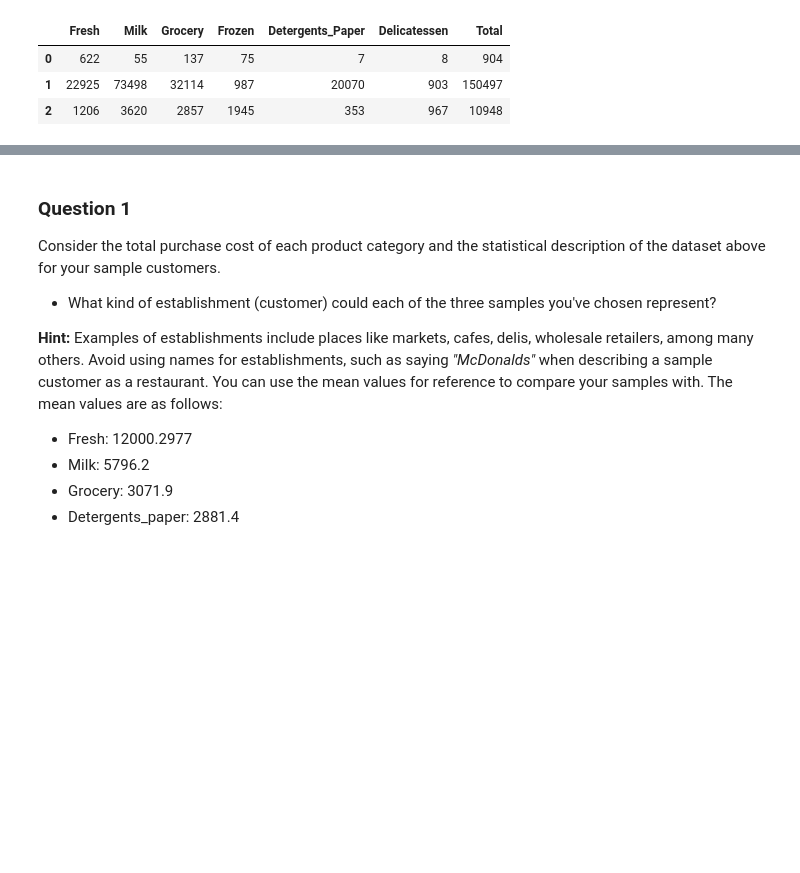
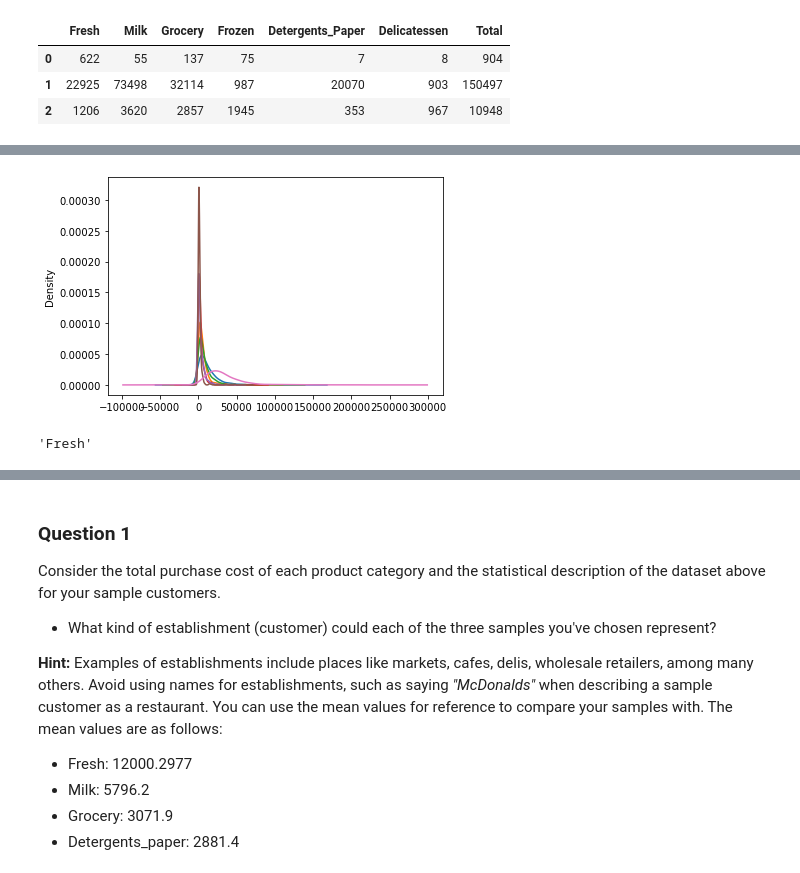
Before and after one commit to itosi/Creating_Customer_Segments, a Jupyter notebook: customer_segments.ipynb, the cells around one changed output, grey strips where cells are left out. Drawn from its saved outputs; the diff is of its cells as text; code cells hidden in the pictures; blank space fills up the shorter version.

```diff
--- a/customer_segments.ipynb
+++ b/customer_segments.ipynb
@@ -145,0 +143,9 @@ display(samples)
+# %%
+for i in data.columns.tolist():
+    data[i].plot(kind='kde')
+# %% [output]
+[figure, added]
+# %%
+data.columns.tolist()[0]
+# %% [output]
+'Fresh'
```
Also changed, not shown: parts of 6 cells of this notebook.
